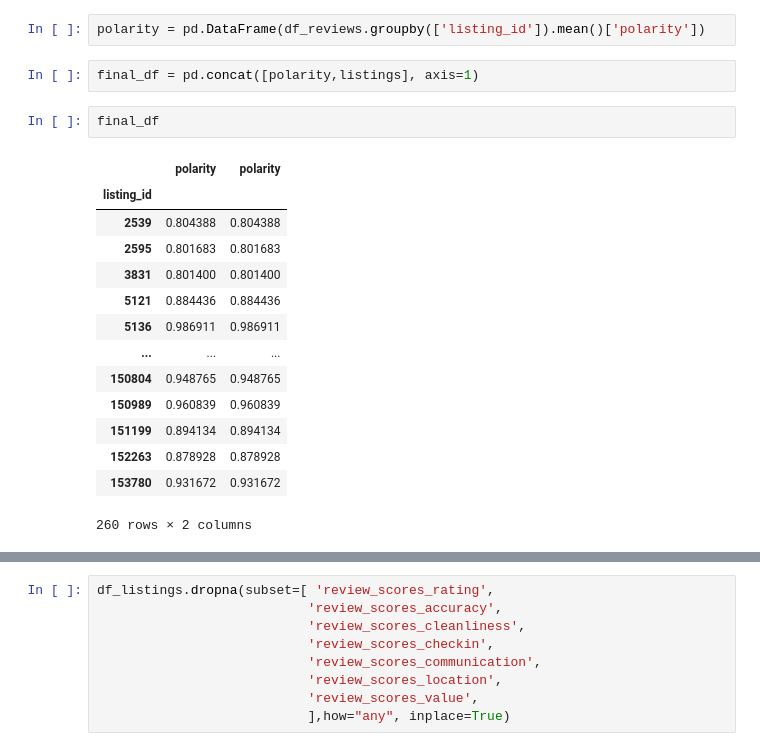
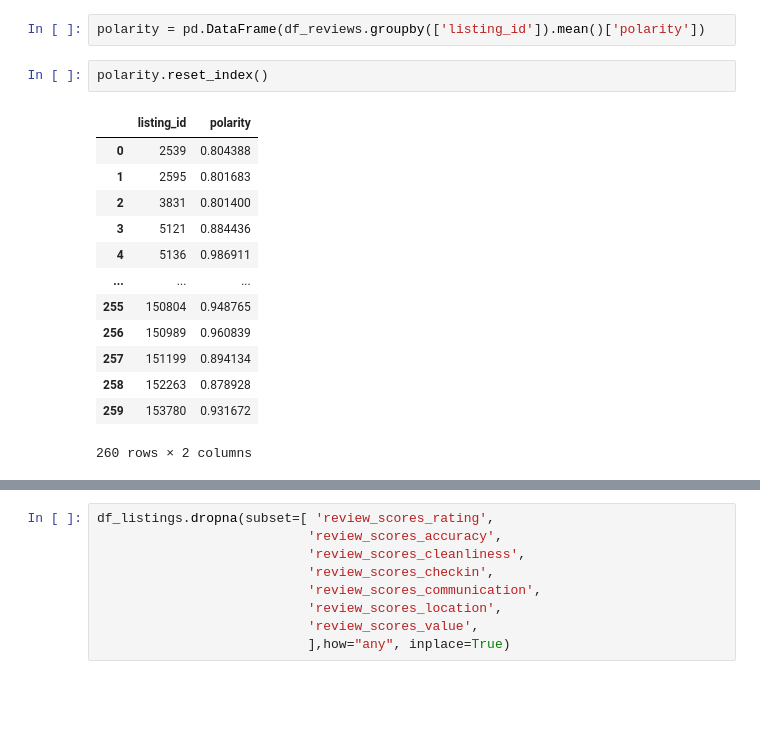
Before and after one commit to kamalova/Airbnb-Recommendation-Engine-NLP, a Jupyter notebook: Sentiment_Analysis.ipynb, the cells around one changed output, grey strips where cells are left out. Drawn from its saved outputs; the diff is of its cells as text; blank space fills up the shorter version.

```diff
--- a/Sentiment_Analysis.ipynb
+++ b/Sentiment_Analysis.ipynb
@@ -530,21 +543,18 @@ df_reviews.head()
 # %%
 polarity = pd.DataFrame(df_reviews.groupby(['listing_id']).mean()['polarity'])
-# %%
-final_df = pd.concat([polarity,listings], axis=1)
-# %%
-final_df
-# %% [output]
-|  | polarity | polarity |
-| listing_id |  |  |
-| 2539 | 0.804388 | 0.804388 |
-| 2595 | 0.801683 | 0.801683 |
-| 3831 | 0.801400 | 0.801400 |
-| 5121 | 0.884436 | 0.884436 |
-| 5136 | 0.986911 | 0.986911 |
-| ... | ... | ... |
-| 150804 | 0.948765 | 0.948765 |
-| 150989 | 0.960839 | 0.960839 |
-| 151199 | 0.894134 | 0.894134 |
-| 152263 | 0.878928 | 0.878928 |
-| 153780 | 0.931672 | 0.931672 |
-260 rows × 2 columns
+# %%
+polarity.reset_index()
+# %% [output]
+|  | listing_id | polarity |
+| 0 | 2539 | 0.804388 |
+| 1 | 2595 | 0.801683 |
+| 2 | 3831 | 0.801400 |
+| 3 | 5121 | 0.884436 |
+| 4 | 5136 | 0.986911 |
+| ... | ... | ... |
+| 255 | 150804 | 0.948765 |
+| 256 | 150989 | 0.960839 |
+| 257 | 151199 | 0.894134 |
+| 258 | 152263 | 0.878928 |
+| 259 | 153780 | 0.931672 |
+260 rows × 2 columns
```
Also changed, not shown: parts of 9 cells of this notebook.
